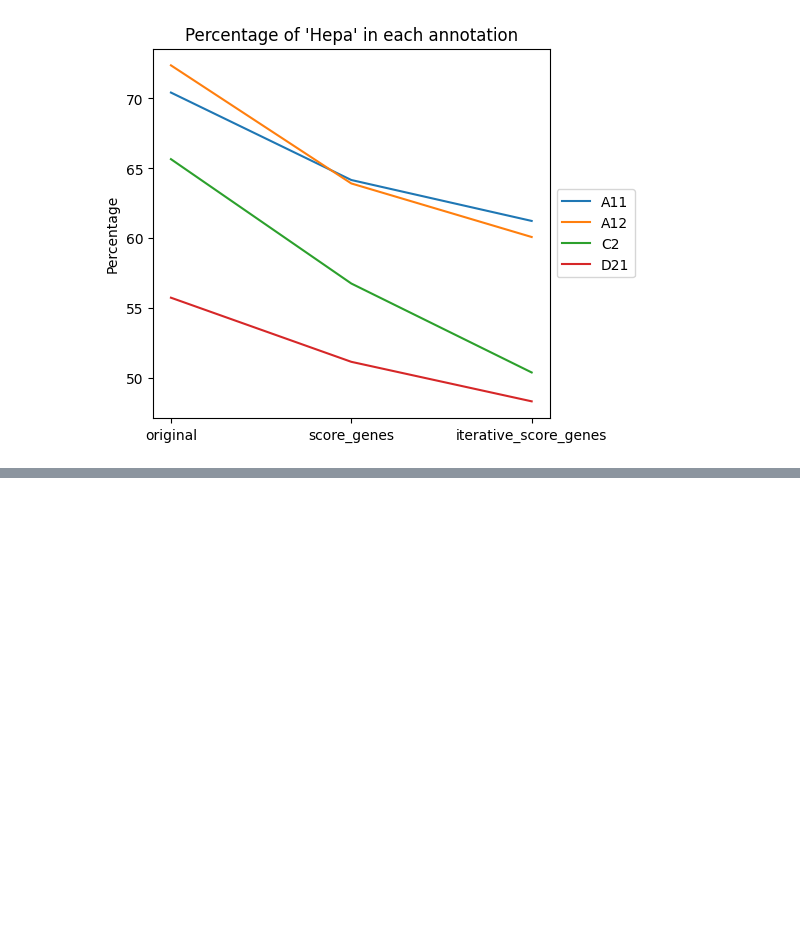
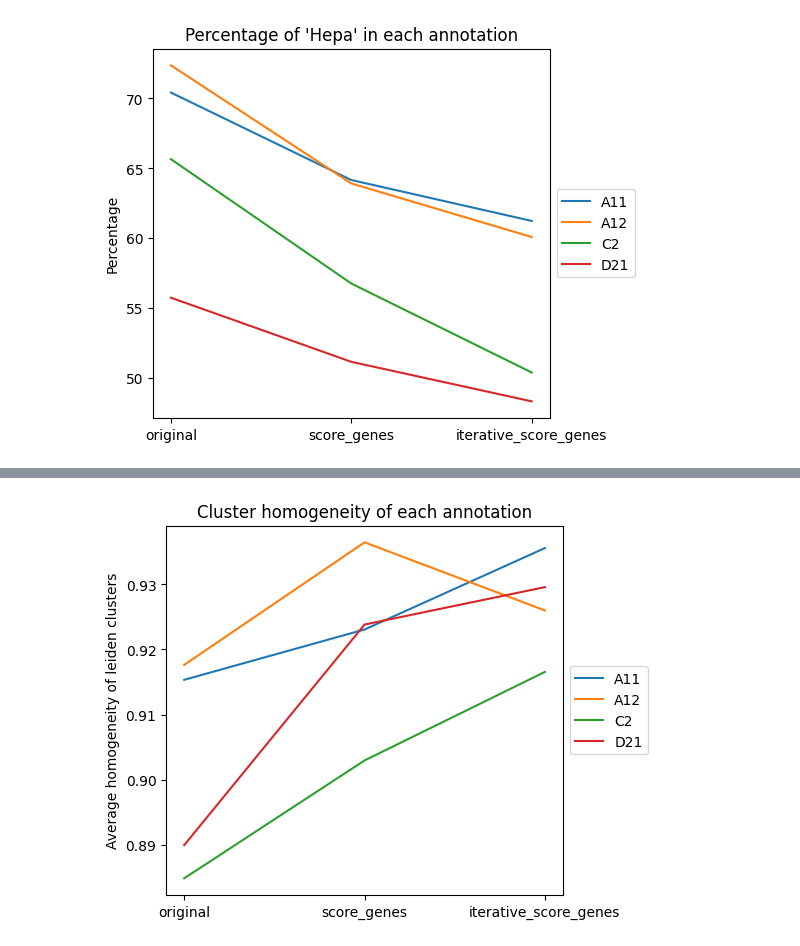
Before and after one commit to WoutVanhenden/Thesis, a Jupyter notebook: compare_clusterings.ipynb, the cells around one changed output, grey strips where cells are left out. Cells and saved outputs as stored; diff of their text form; code cells hidden in the pictures; blank space fills up the shorter version.

```diff
--- a/compare_clusterings.ipynb
+++ b/compare_clusterings.ipynb
@@ -137,12 +40,0 @@ all_fractions_per_sample
-# %%
-samples = ["A11","A12","C2","D21"]
-fig, ax = plt.subplots()
-for i in range(len(all_fractions_per_sample)):
-    ax.plot(names_anno_plot, all_fractions_per_sample[i],label = samples[i])
-plt.ylabel("Percentage")
-plt.title("Percentage of '" + chosen_ct + "' in each annotation")
-plt.legend(cell_types)
-plt.legend(bbox_to_anchor=(1.05, 1), loc='upper left', borderaxespad=0.)
-box = ax.get_position()
-ax.set_position([box.x0, box.y0, box.width * 0.8, box.height])
-ax.legend(loc='center left', bbox_to_anchor=(1, 0.5))
@@ -159,0 +53,4 @@ compare_annotations_samples_cell_type_percentage(anndata_objects,samples,annotat
+# %%
+compare_annotations_samples_cluster_homogeneity(anndata_objects,samples,annotations,names_anno_plot,drop_cell_types=['Unknown'])
+# %% [output]
+[figure, added]
```
Also changed, not shown: parts of 9 cells of this notebook, 1 other file.
